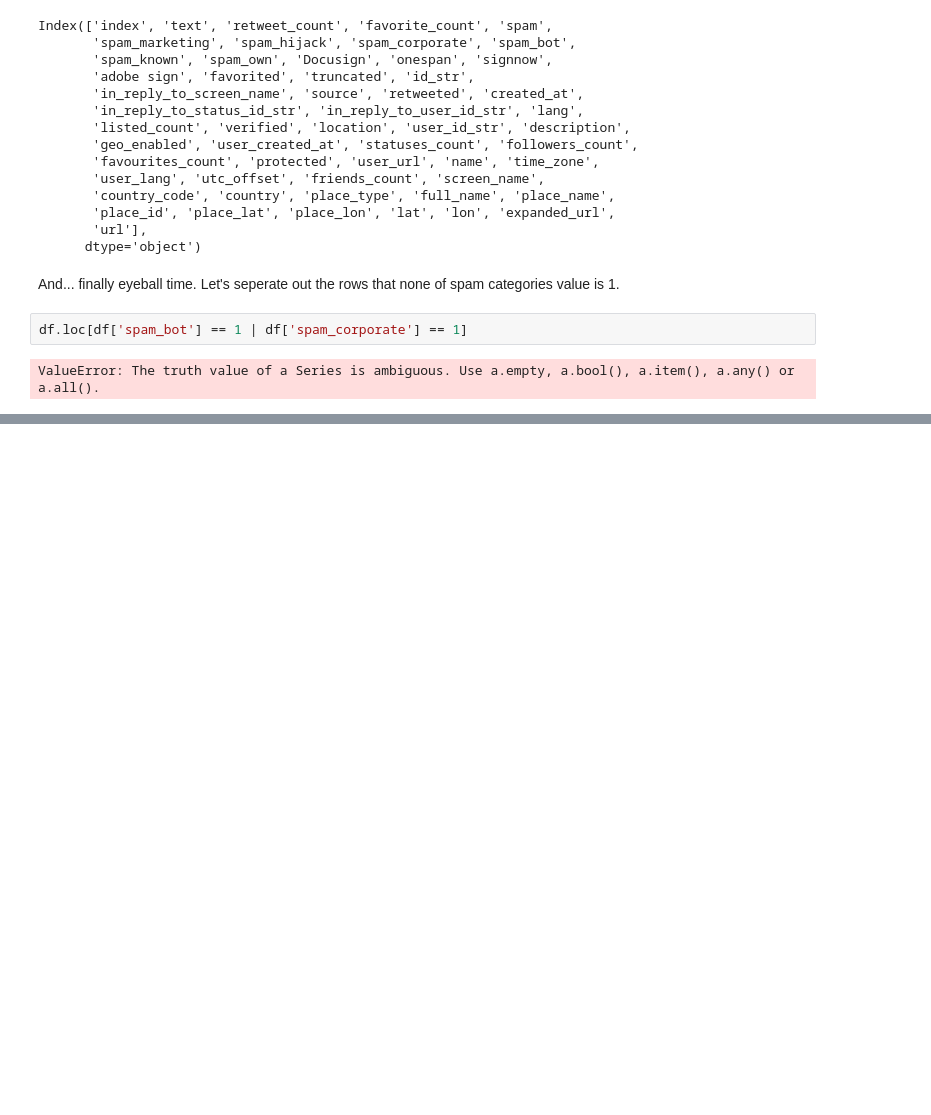
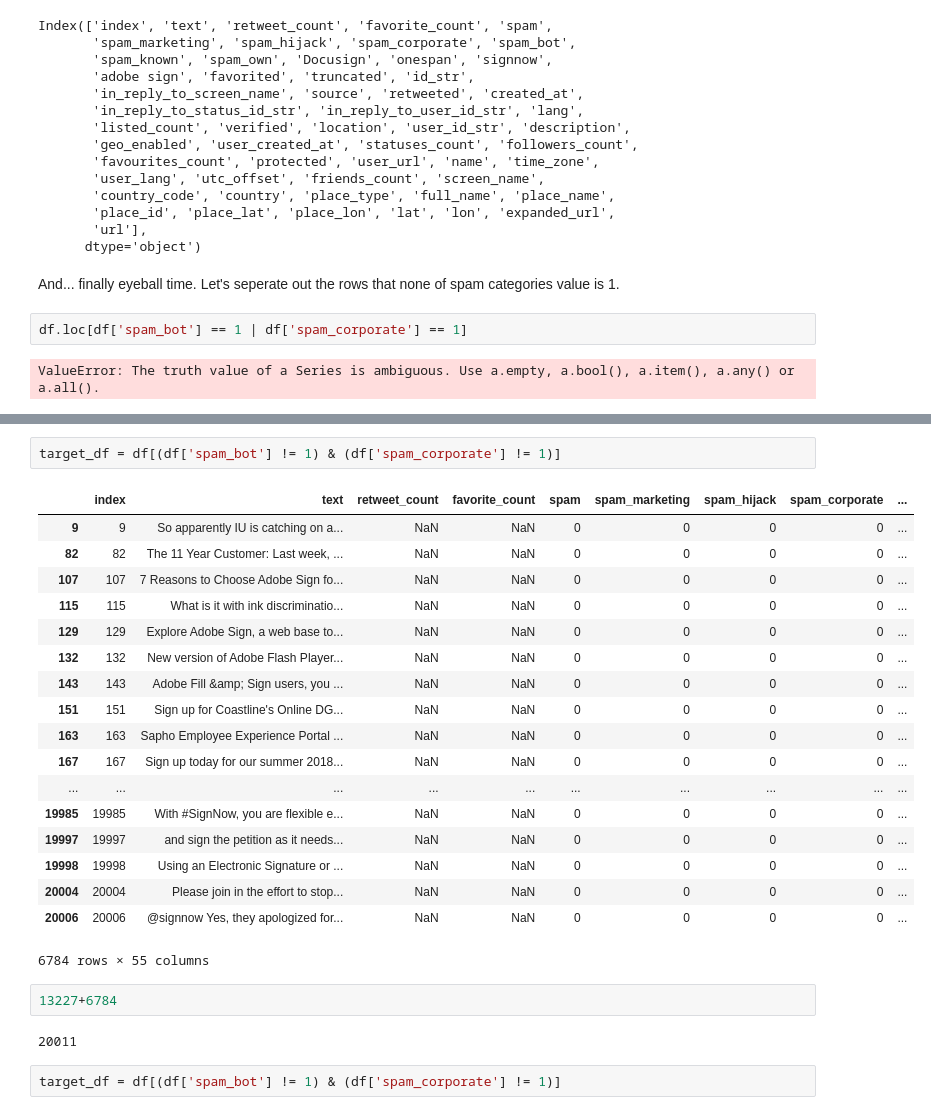
Before and after one commit to dking21/look2social_spamfilter, a Jupyter notebook: progress_diary.ipynb, the cells around one changed output, grey strips where cells are left out. Saved outputs shown, nothing was run; the diff lists cells and outputs as text; blank space fills up the shorter version.

```diff
--- a/progress_diary.ipynb
+++ b/progress_diary.ipynb
@@ -163,0 +191,27 @@ ValueError: The truth value of a Series is ambiguous. Use a.empty, a.bool(), a.i
+# %%
+target_df = df[(df['spam_bot'] != 1) & (df['spam_corporate'] != 1)]
+# %% [output]
+|  | index | text | retweet_count | favorite_count | spam | spam_marketing | spam_hijack | spam_corporate | ... |
+| 9 | 9 | So apparently IU is catching on a... | NaN | NaN | 0 | 0 | 0 | 0 | ... |
+| 82 | 82 | The 11 Year Customer: Last week, ... | NaN | NaN | 0 | 0 | 0 | 0 | ... |
+| 107 | 107 | 7 Reasons to Choose Adobe Sign fo... | NaN | NaN | 0 | 0 | 0 | 0 | ... |
+| 115 | 115 | What is it with ink discriminatio... | NaN | NaN | 0 | 0 | 0 | 0 | ... |
+| 129 | 129 | Explore Adobe Sign, a web base to... | NaN | NaN | 0 | 0 | 0 | 0 | ... |
+| 132 | 132 | New version of Adobe Flash Player... | NaN | NaN | 0 | 0 | 0 | 0 | ... |
+| 143 | 143 | Adobe Fill &amp; Sign users, you ... | NaN | NaN | 0 | 0 | 0 | 0 | ... |
+| 151 | 151 | Sign up for Coastline's Online DG... | NaN | NaN | 0 | 0 | 0 | 0 | ... |
+| 163 | 163 | Sapho Employee Experience Portal ... | NaN | NaN | 0 | 0 | 0 | 0 | ... |
+| 167 | 167 | Sign up today for our summer 2018... | NaN | NaN | 0 | 0 | 0 | 0 | ... |
+| ... | ... | ... | ... | ... | ... | ... | ... | ... | ... |
+| 19985 | 19985 | With #SignNow, you are flexible e... | NaN | NaN | 0 | 0 | 0 | 0 | ... |
+| 19997 | 19997 | and sign the petition as it needs... | NaN | NaN | 0 | 0 | 0 | 0 | ... |
+| 19998 | 19998 | Using an Electronic Signature or ... | NaN | NaN | 0 | 0 | 0 | 0 | ... |
+| 20004 | 20004 | Please join in the effort to stop... | NaN | NaN | 0 | 0 | 0 | 0 | ... |
+| 20006 | 20006 | @signnow Yes, they apologized for... | NaN | NaN | 0 | 0 | 0 | 0 | ... |
+6784 rows × 55 columns
+# %%
+13227+6784
+# %% [output]
+20011
+# %%
+target_df = df[(df['spam_bot'] != 1) & (df['spam_corporate'] != 1)]
```
Also changed, not shown: parts of 5 cells of this notebook, 2 other files.
